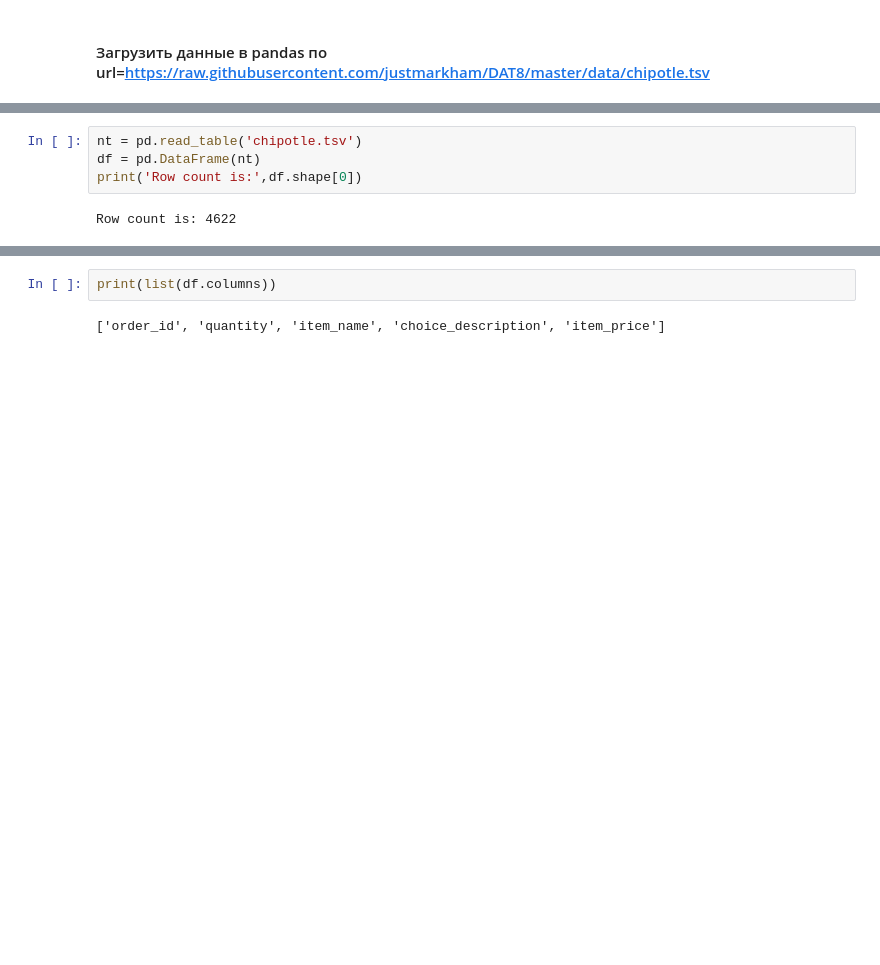
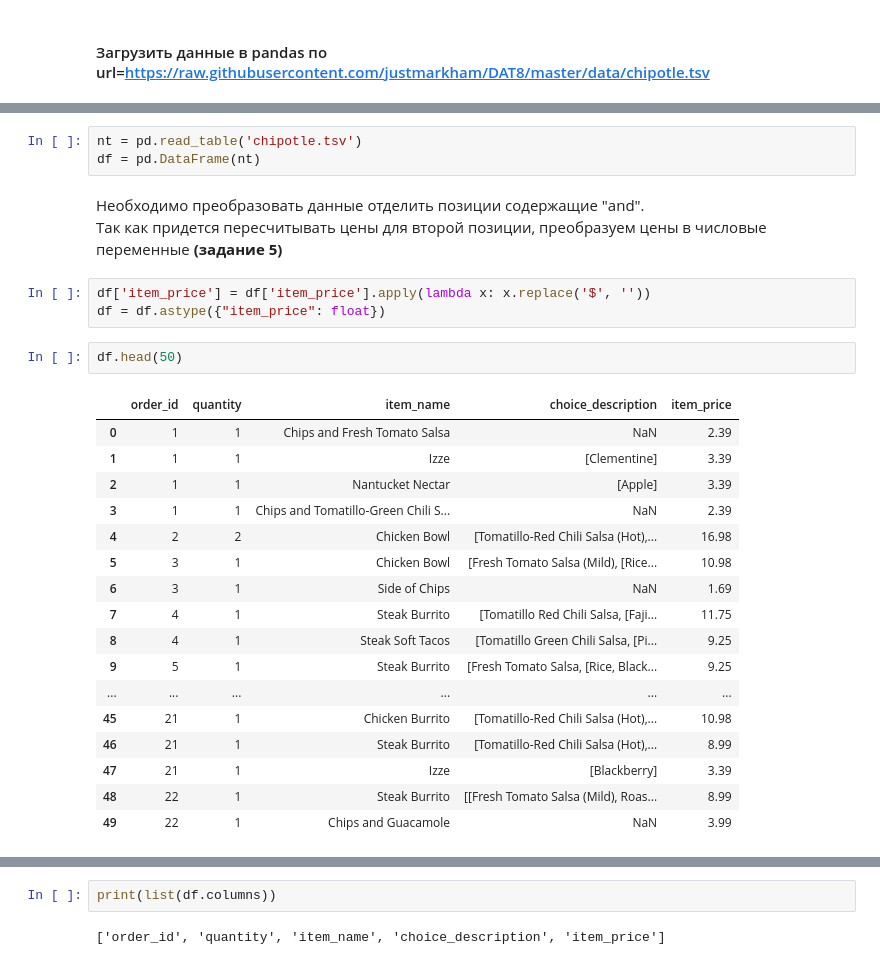
Before and after one commit to Blinova-Olga/intelligent-systems-HW1, a Jupyter notebook: Pandas&DimensionalityReduction.ipynb, the cells around one changed output, grey strips where cells are left out. Drawn from its saved outputs; the diff is of its cells as text; blank space fills up the shorter version.

```diff
--- a/Pandas&DimensionalityReduction.ipynb
+++ b/Pandas&DimensionalityReduction.ipynb
@@ -8,6 +23,29 @@ import numpy as np
 # %%
 nt = pd.read_table('chipotle.tsv')
 df = pd.DataFrame(nt)
-print('Row count is:',df.shape[0])
-# %% [output]
-Row count is: 4622
+# %% [markdown]
+Необходимо преобразовать данные отделить позиции содержащие "and". \
+Так как придется пересчитывать цены для второй позиции, преобразуем цены в числовые переменные **(задание 5)**
+# %%
+df['item_price'] = df['item_price'].apply(lambda x: x.replace('$', ''))
+df = df.astype({"item_price": float})
+# %%
+df.head(50)
+# %% [output]
+|  | order_id | quantity | item_name | choice_description | item_price |
+| 0 | 1 | 1 | Chips and Fresh Tomato Salsa | NaN | 2.39 |
+| 1 | 1 | 1 | Izze | [Clementine] | 3.39 |
+| 2 | 1 | 1 | Nantucket Nectar | [Apple] | 3.39 |
+| 3 | 1 | 1 | Chips and Tomatillo-Green Chili S... | NaN | 2.39 |
+| 4 | 2 | 2 | Chicken Bowl | [Tomatillo-Red Chili Salsa (Hot),... | 16.98 |
+| 5 | 3 | 1 | Chicken Bowl | [Fresh Tomato Salsa (Mild), [Rice... | 10.98 |
+| 6 | 3 | 1 | Side of Chips | NaN | 1.69 |
+| 7 | 4 | 1 | Steak Burrito | [Tomatillo Red Chili Salsa, [Faji... | 11.75 |
+| 8 | 4 | 1 | Steak Soft Tacos | [Tomatillo Green Chili Salsa, [Pi... | 9.25 |
+| 9 | 5 | 1 | Steak Burrito | [Fresh Tomato Salsa, [Rice, Black... | 9.25 |
+| ... | ... | ... | ... | ... | ... |
+| 45 | 21 | 1 | Chicken Burrito | [Tomatillo-Red Chili Salsa (Hot),... | 10.98 |
+| 46 | 21 | 1 | Steak Burrito | [Tomatillo-Red Chili Salsa (Hot),... | 8.99 |
+| 47 | 21 | 1 | Izze | [Blackberry] | 3.39 |
+| 48 | 22 | 1 | Steak Burrito | [[Fresh Tomato Salsa (Mild), Roas... | 8.99 |
+| 49 | 22 | 1 | Chips and Guacamole | NaN | 3.99 |
```
Also changed, not shown: parts of 15 cells of this notebook.
